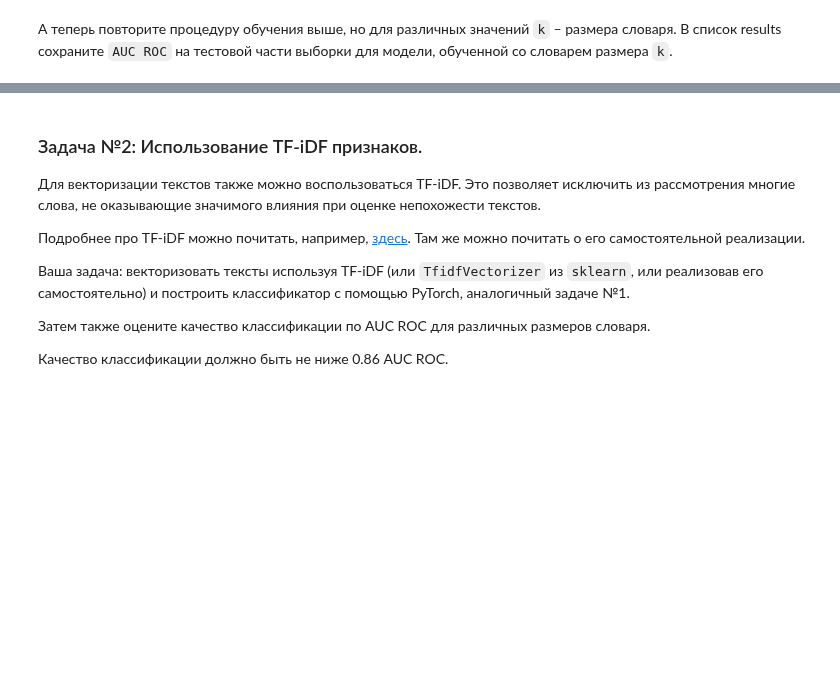
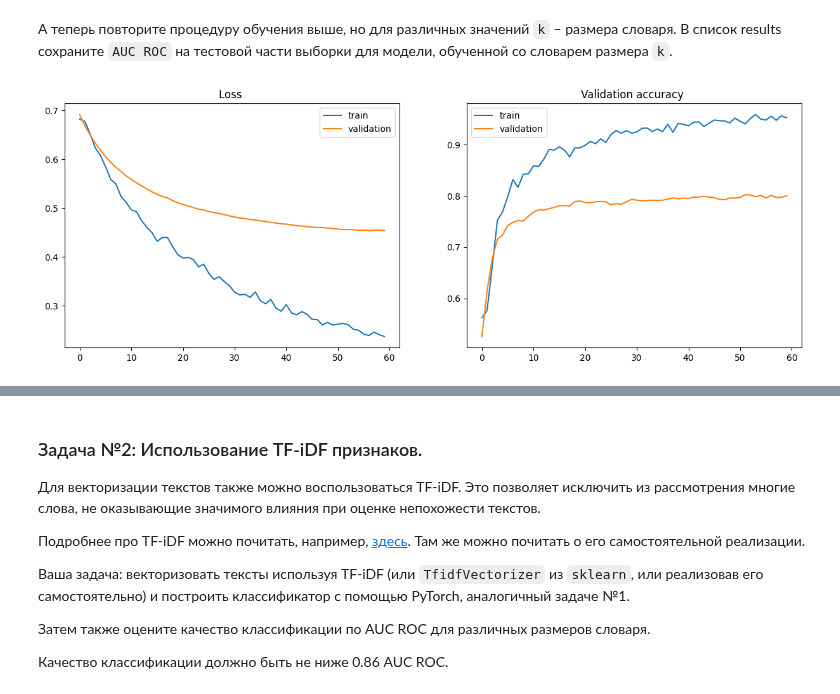
Before and after one commit to artyomboyko/Yandex-ML_2.0-Training, a Jupyter notebook: Practice/Homework_4/assignment_classic_text_classification.ipynb, the cells around one changed output, grey strips where cells are left out. Saved outputs shown, nothing was run; the diff lists cells and outputs as text; code cells hidden in the pictures; blank space fills up the shorter version.

```diff
--- a/Practice/Homework_4/assignment_classic_text_classification.ipynb
+++ b/Practice/Homework_4/assignment_classic_text_classification.ipynb
@@ -211,5 +230,6 @@ model = # your code here
 # %% [markdown]
 Не забывайте о функциях потерь: `nn.CrossEntropyLoss` объединяет в себе `LogSoftMax` и `NLLLoss`. Также не забывайте о необходимости перенести тензоры на используемый `device`.
 # %%
-loss_function = # your code here
+# Как и описано в задании используем CrossEntropyLoss и Adam
+loss_function = nn.CrossEntropyLoss() # your code here
 opt = torch.optim.Adam(model.parameters(), lr=1e-3)
@@ -222,3 +236,10 @@ y_test_torch = # your code here
+# %%
+# Просто преобразуем ранее созданные данные в тензоры
+X_train_bow_torch = torch.tensor(X_train_bow, dtype=torch.float32).to(device) # your code here
+X_test_bow_torch = torch.tensor(X_test_bow, dtype=torch.float32).to(device) # your code here
+
+y_train_torch = torch.tensor(y_train, dtype=torch.long).to(device) # your code here
+y_test_torch = torch.tensor(y_test, dtype=torch.long).to(device) # your code here
 # %% [markdown]
 Функция ниже поможет с обучением модели. Часть кода необходимо реализовать самостоятельно.
 # %%
@@ -316,15 +330,49 @@ assert (
 # %% [markdown]
 А теперь повторите процедуру обучения выше, но для различных значений `k` – размера словаря. В список results сохраните `AUC ROC` на тестовой части выборки для модели, обученной со словарем размера `k`.
-# %%
-vocab_sizes_list = np.arange(100, 5800, 700)
-results = []
-
-for k in vocab_sizes_list:
-    # your code here
-    predicted_probas_on_test_for_k_sized_dict = None
-    assert predicted_probas_on_test_for_k_sized_dict is not None
-    auc = roc_auc_score(y_test, predicted_probas_on_test_for_k_sized_dict)
-    results.append(auc)
+# %%
+vocab_sizes_list = np.arange(100, 5800, 700)
+results = []
+
+for k in vocab_sizes_list:
+    # your code here
+
+    bow_vocabulary = [key for key, val in counts.most_common(k)]
+
+    print(f"Current k: {k}, current vocabulary size: {len(bow_vocabulary)}")
+
+    X_train_bow = np.stack(list(map(text_to_bow, texts_train)))
+    X_test_bow = np.stack(list(map(text_to_bow, texts_test)))
+    X_train_bow_torch = torch.tensor(X_train_bow, dtype=torch.float32).to(device)
+    X_test_bow_torch = torch.tensor(X_test_bow, dtype=torch.float32).to(device)
+    y_train_torch = torch.tensor(y_train, dtype=torch.long).to(device)
+    y_test_torch = torch.tensor(y_test, dtype=torch.long).to(device)
+
+    # Инстанцируем новую модель
+    input_dim = X_train_bow.shape[1]
+    print(f"Current k: {k}, input_dim: {input_dim}")
+    model = MyLogisticRegressionModel(input_dim).to(device)
+
+    # Определяем оптимизатор заново для каждой модели
+    opt = torch.optim.Adam(model.parameters(), lr=1e-3)
+
+    # Обучаем модель
+    bow_nn_model = train_model(
+        model,
+        opt,
+        X_train_bow_torch,
+        y_train_torch,
+        X_test_bow_torch,
+        y_test_torch,
+        n_iterations=3000,
+    )
+
+    # Сохраняем результаты на тесте для модели с текущем значением k слов в словаре
+    predicted_probas_on_test_for_k_sized_dict = bow_nn_model(X_test_bow_torch).detach().cpu().numpy()[:, 1]
+    assert predicted_probas_on_test_for_k_sized_dict is not None
+    auc = roc_auc_score(y_test, predicted_probas_on_test_for_k_sized_dict)
+    results.append(auc)
+# %% [output]
+[figure, added]
 # %%
 # do not change the code in the block below
 # __________start of block__________
```
Also changed, not shown: parts of 38 cells of this notebook.
